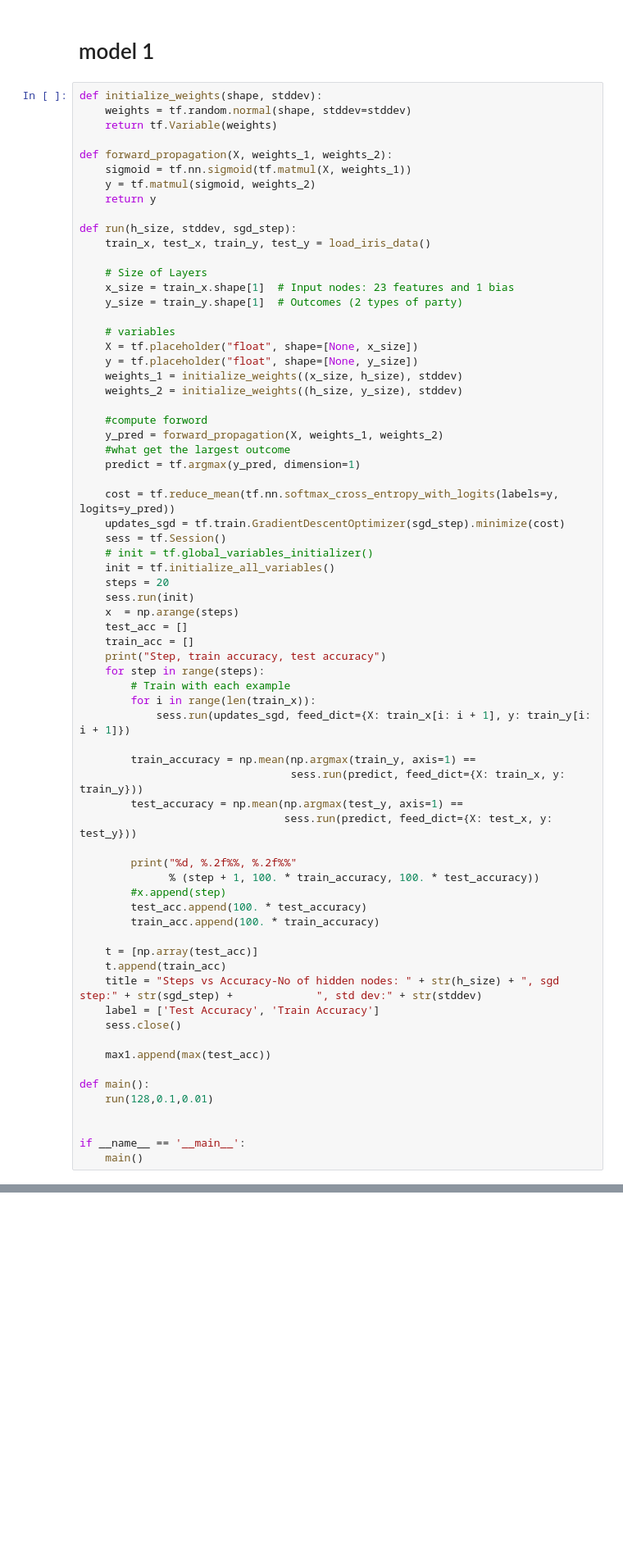
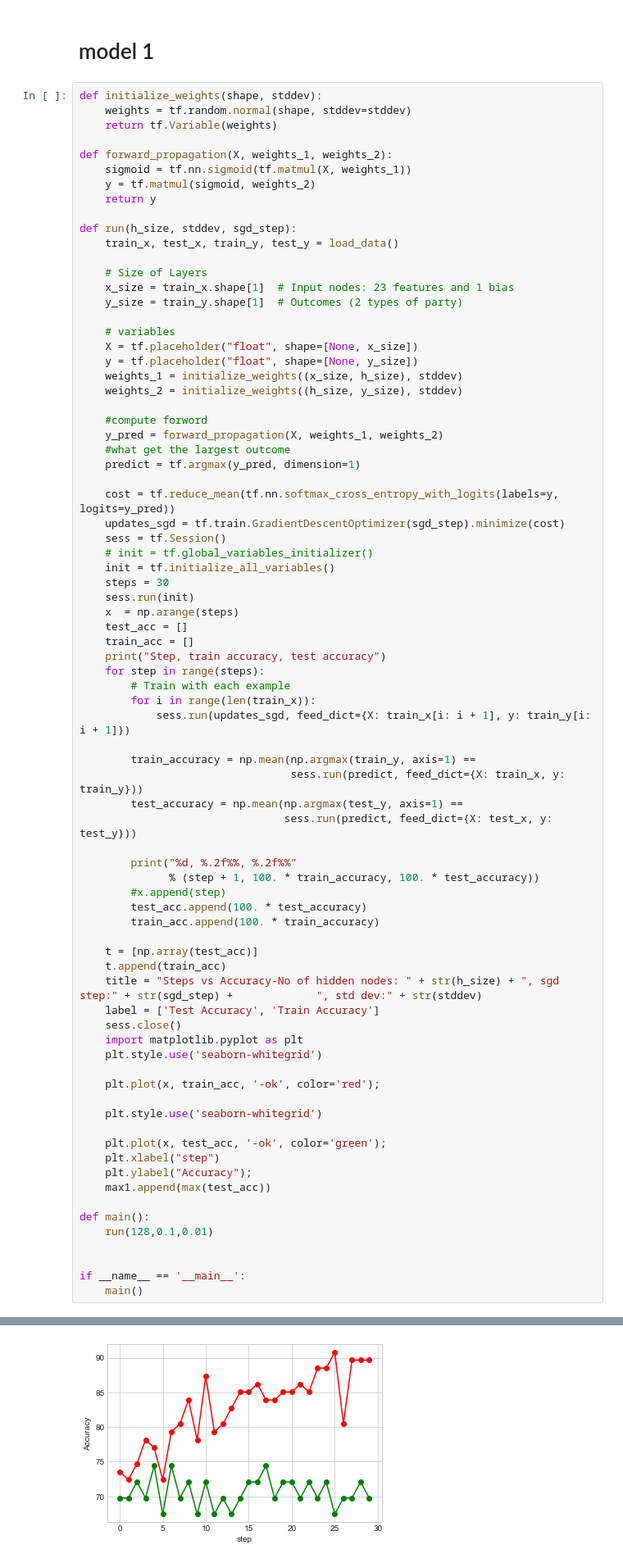
Before and after one commit to ozklingel/election, a Jupyter notebook: election-pred.ipynb, the cells around one changed output, grey strips where cells are left out. Shown at 82% size. Drawn from its saved outputs; the diff is of its cells as text; blank space fills up the shorter version.

```diff
--- a/election-pred.ipynb
+++ b/election-pred.ipynb
@@ -60,7 +60,7 @@ def forward_propagation(X, weights_1, weights_2):
     return y
 
 def run(h_size, stddev, sgd_step):
-    train_x, test_x, train_y, test_y = load_iris_data()
+    train_x, test_x, train_y, test_y = load_data()
 
     # Size of Layers
     x_size = train_x.shape[1]  # Input nodes: 23 features and 1 bias
@@ -82,7 +82,7 @@ def run(h_size, stddev, sgd_step):
     sess = tf.Session()
     # init = tf.global_variables_initializer()
     init = tf.initialize_all_variables()
-    steps = 20
+    steps = 30
     sess.run(init)
     x  = np.arange(steps)
     test_acc = []
@@ -109,7 +109,16 @@ def run(h_size, stddev, sgd_step):
     title = "Steps vs Accuracy-No of hidden nodes: " + str(h_size) + ", sgd step:" + str(sgd_step) +             ", std dev:" + str(stddev)
     label = ['Test Accuracy', 'Train Accuracy']
     sess.close()
+    import matplotlib.pyplot as plt
+    plt.style.use('seaborn-whitegrid')
 
+    plt.plot(x, train_acc, '-ok', color='red');
+
+    plt.style.use('seaborn-whitegrid')
+
+    plt.plot(x, test_acc, '-ok', color='green');
+    plt.xlabel("step")
+    plt.ylabel("Accuracy");
     max1.append(max(test_acc))
 
 def main():
@@ -138,0 +148 @@ Step, train accuracy, test accuracy
+[figure, added]
```
Also changed, not shown: parts of 16 cells of this notebook, 1 other file.
